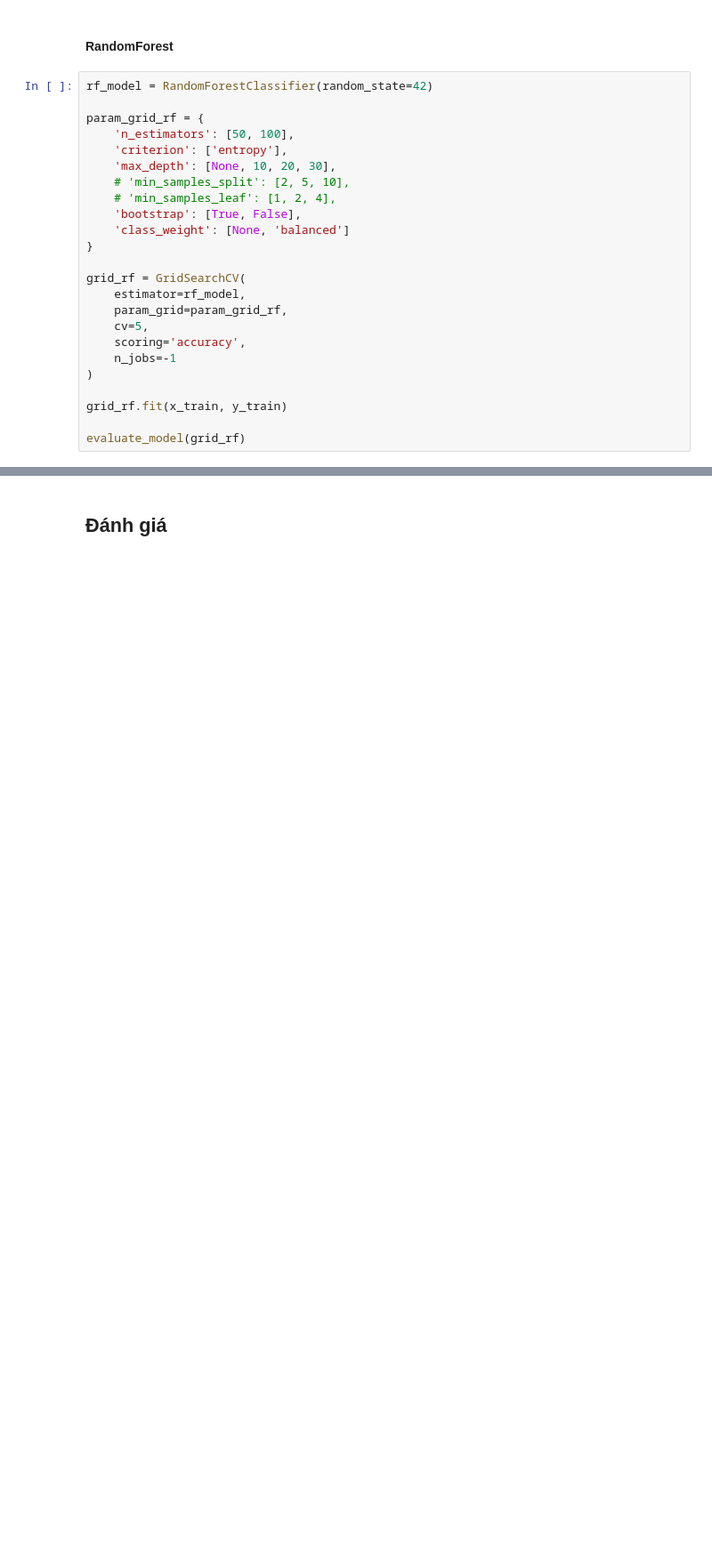
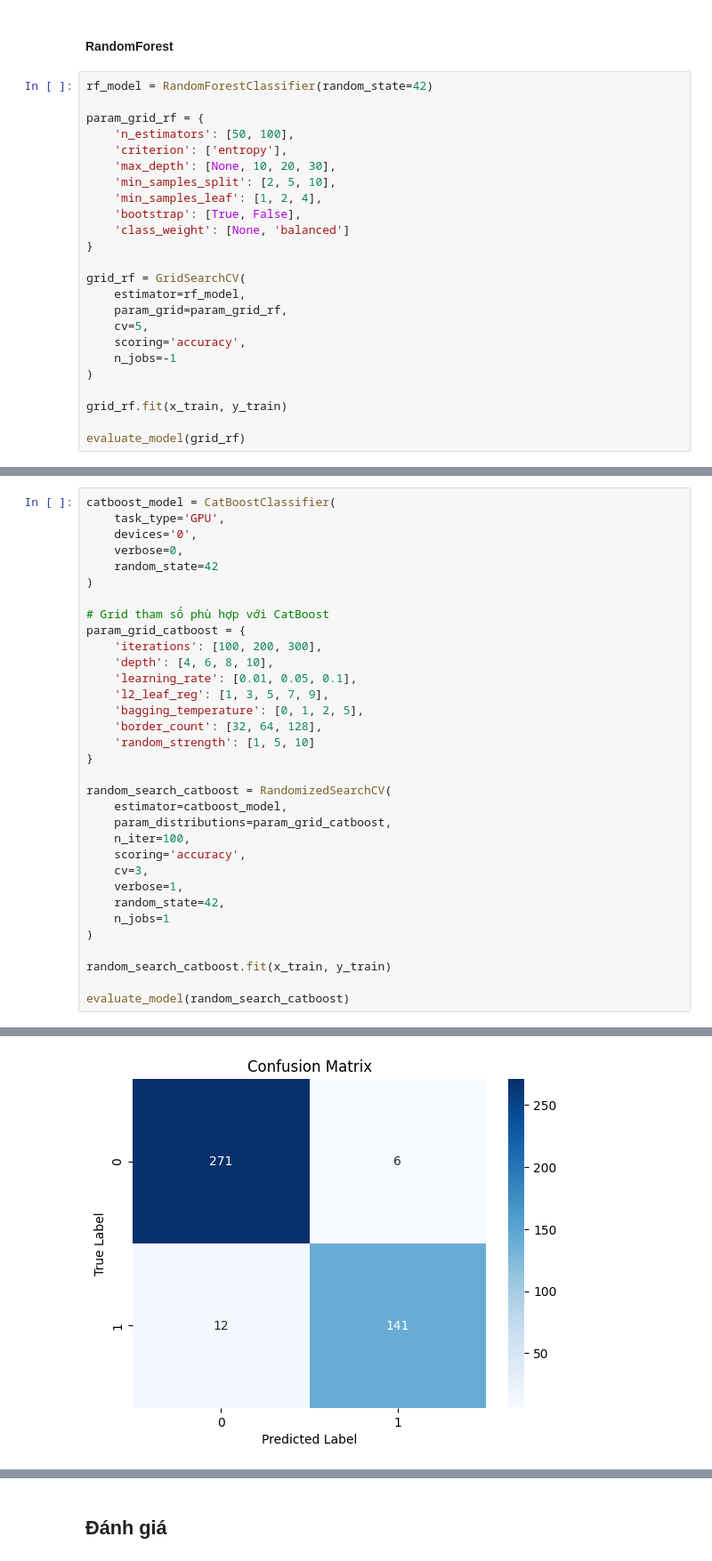
Before and after one commit to Ngoc-Quy-az1/Alzheimer-s-diagnosis, a Jupyter notebook: alzheimer-diagnosis.ipynb, the cells around one changed output, grey strips where cells are left out. Shown at 89% size. Drawn from its saved outputs; the diff is of its cells as text; blank space fills up the shorter version.

Commit message:
Kaggle Notebook | Alzheimer-diagnosis | add a few models

```diff
--- a/alzheimer-diagnosis.ipynb
+++ b/alzheimer-diagnosis.ipynb
@@ -285,8 +285,8 @@ param_grid_rf = {
     'n_estimators': [50, 100],
     'criterion': ['entropy'],
     'max_depth': [None, 10, 20, 30],
-    # 'min_samples_split': [2, 5, 10],
-    # 'min_samples_leaf': [1, 2, 4],
+    'min_samples_split': [2, 5, 10],
+    'min_samples_leaf': [1, 2, 4],
     'bootstrap': [True, False],
     'class_weight': [None, 'balanced']
 }
@@ -320,0 +436,34 @@ weighted avg       0.96      0.96      0.96       430
+# %%
+catboost_model = CatBoostClassifier(
+    task_type='GPU',
+    devices='0',
+    verbose=0,
+    random_state=42
+)
+
+# Grid tham số phù hợp với CatBoost
+param_grid_catboost = {
+    'iterations': [100, 200, 300],
+    'depth': [4, 6, 8, 10],
+    'learning_rate': [0.01, 0.05, 0.1],
+    'l2_leaf_reg': [1, 3, 5, 7, 9],
+    'bagging_temperature': [0, 1, 2, 5],
+    'border_count': [32, 64, 128],
+    'random_strength': [1, 5, 10]
+}
+
+random_search_catboost = RandomizedSearchCV(
+    estimator=catboost_model,
+    param_distributions=param_grid_catboost,
+    n_iter=100,
+    scoring='accuracy',
+    cv=3,
+    verbose=1,
+    random_state=42,
+    n_jobs=1
+)
+
+random_search_catboost.fit(x_train, y_train)
+
+evaluate_model(random_search_catboost)
+# %% [output]
@@ -321,3 +485,4 @@ weighted avg       0.96      0.96      0.96       430
+[figure, added]
 # %%
 # # Tạo các pipeline cho các thuật toán
 # models = {
```
Also changed, not shown: parts of 8 cells of this notebook.
